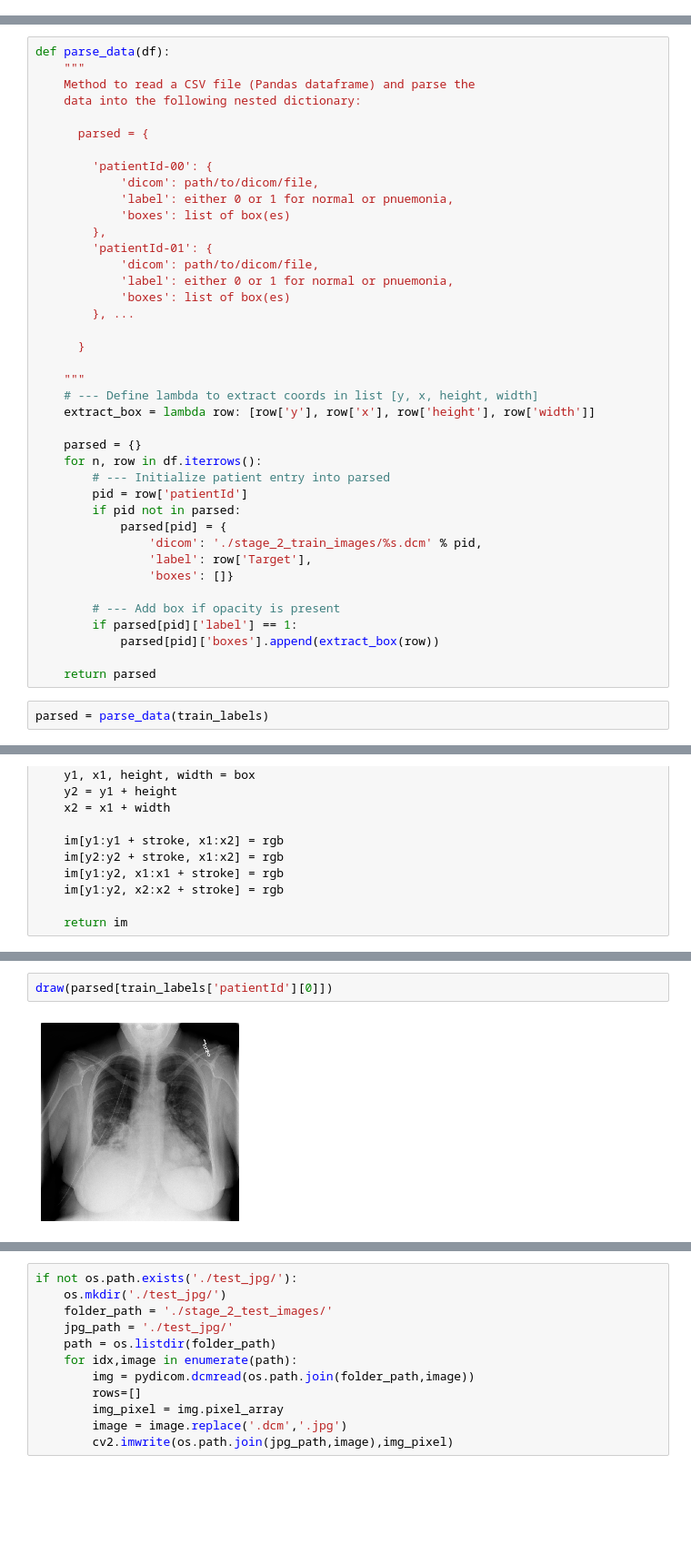
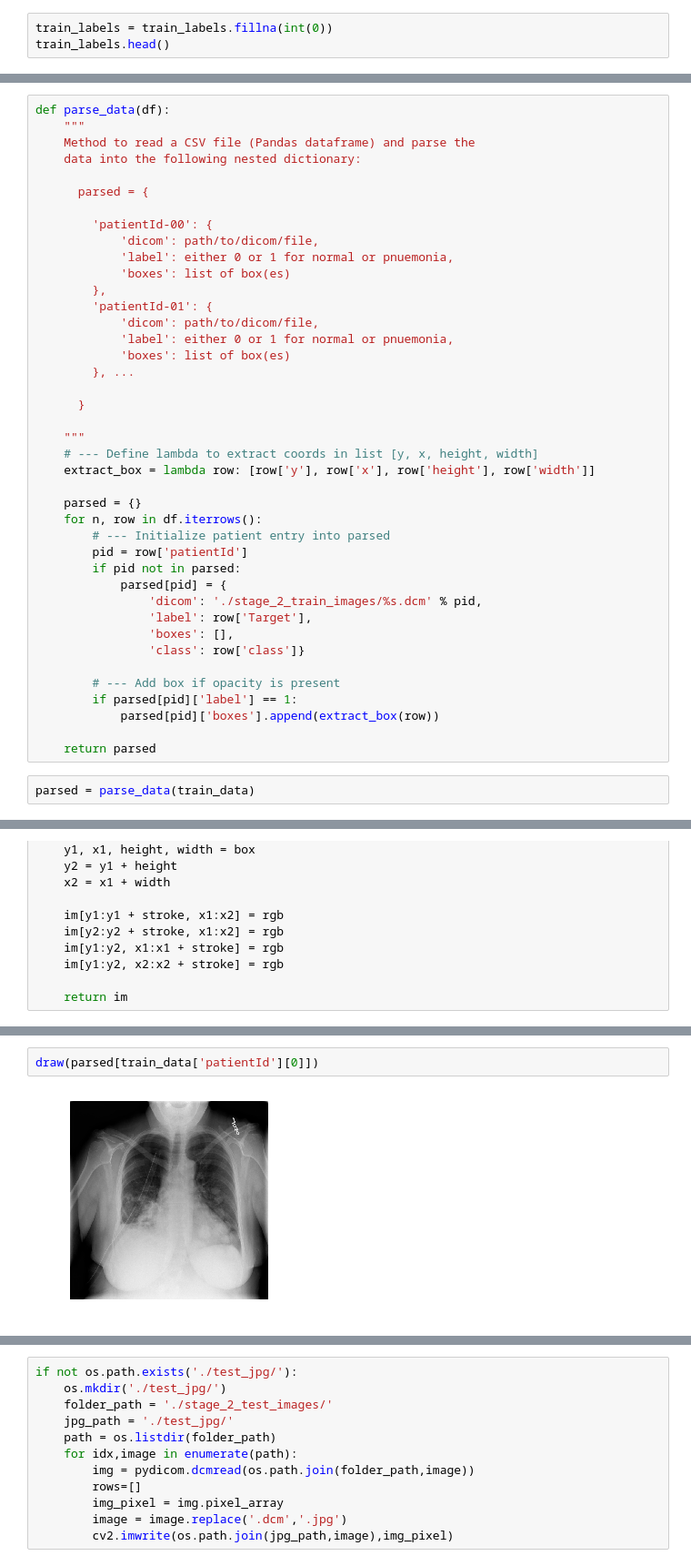
Before and after one commit to nishantpatil22/Pneumonia-Detection-Capstone, a Jupyter notebook: Pneumonia Detection Capstone.ipynb, the cells around one changed output, grey strips where cells are left out. Shown at 91% size. Drawn from its saved outputs; the diff is of its cells as text; blank space fills up the shorter version.

```diff
--- a/Pneumonia Detection Capstone.ipynb
+++ b/Pneumonia Detection Capstone.ipynb
@@ -61,3 +58,6 @@ train_labels.head()
 | 2 | 00322d4d-1c29-4943-afc9-b6754be640eb | NaN | NaN | NaN | NaN | 0 |
 | 3 | 003d8fa0-6bf1-40ed-b54c-ac657f8495c5 | NaN | NaN | NaN | NaN | 0 |
 | 4 | 00436515-870c-4b36-a041-de91049b9ab4 | 264.0 | 152.0 | 213.0 | 379.0 | 1 |
+# %%
+train_labels = train_labels.fillna(int(0))
+train_labels.head()
@@ -162,7 +201,8 @@ def parse_data(df):
             parsed[pid] = {
                 'dicom': './stage_2_train_images/%s.dcm' % pid,
                 'label': row['Target'],
-                'boxes': []}
+                'boxes': [],
+                'class': row['class']}
 
         # --- Add box if opacity is present
         if parsed[pid]['label'] == 1:
@@ -170,4 +210,4 @@ def parse_data(df):
 
     return parsed
 # %%
-parsed = parse_data(train_labels)
+parsed = parse_data(train_data)
@@ -218,5 +354,5 @@ print(parsed[train_labels['patientId'][4]])
 # %%
-draw(parsed[train_labels['patientId'][0]])
+draw(parsed[train_data['patientId'][0]])
 # %% [output]
-[figure, old version]
+[figure, new version]
 # %%
```
Also changed, not shown: parts of 62 cells of this notebook.
